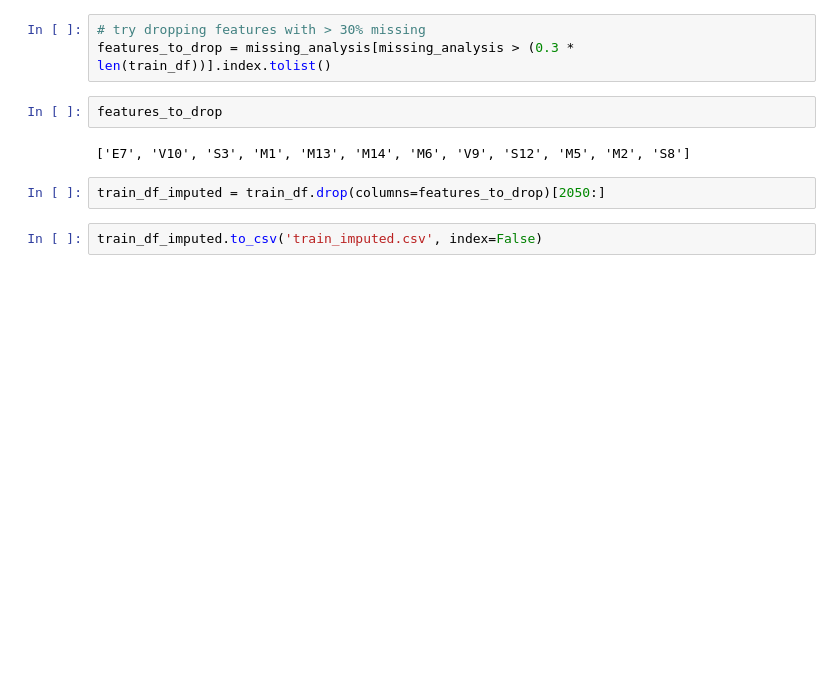
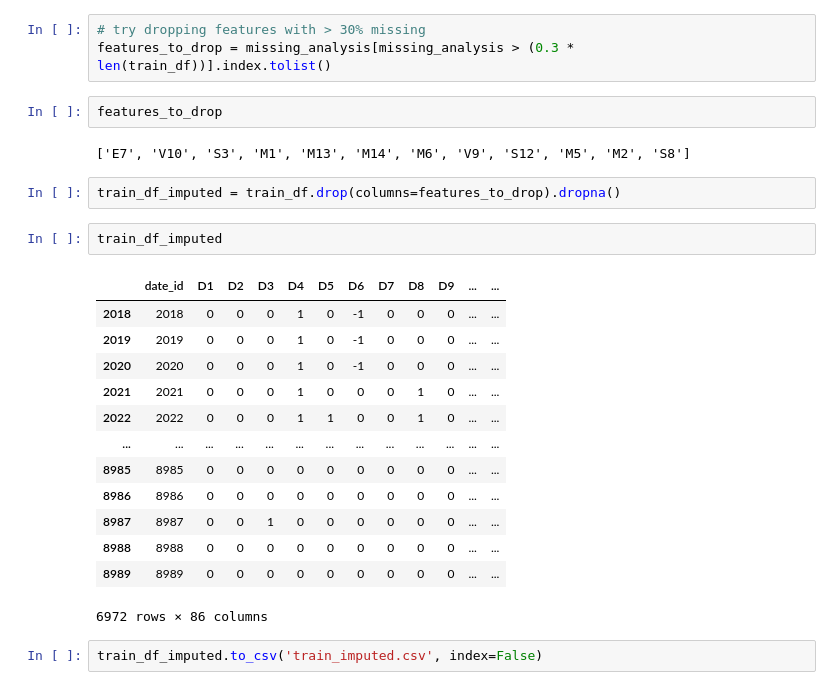
Before and after one commit to XingzheLi123/kaggle_hull_tactic_2025, a Jupyter notebook: Minqi/feature_explorations.ipynb, the cells around one changed output. Cells and saved outputs as stored; diff of their text form; blank space fills up the shorter version.

```diff
--- a/Minqi/feature_explorations.ipynb
+++ b/Minqi/feature_explorations.ipynb
@@ -225,6 +225,22 @@ features_to_drop
 # %% [output]
 ['E7', 'V10', 'S3', 'M1', 'M13', 'M14', 'M6', 'V9', 'S12', 'M5', 'M2', 'S8']
 # %%
-train_df_imputed = train_df.drop(columns=features_to_drop)[2050:]
+train_df_imputed = train_df.drop(columns=features_to_drop).dropna()
+# %%
+train_df_imputed
+# %% [output]
+|  | date_id | D1 | D2 | D3 | D4 | D5 | D6 | D7 | D8 | D9 | ... | ... |
+| 2018 | 2018 | 0 | 0 | 0 | 1 | 0 | -1 | 0 | 0 | 0 | ... | ... |
+| 2019 | 2019 | 0 | 0 | 0 | 1 | 0 | -1 | 0 | 0 | 0 | ... | ... |
+| 2020 | 2020 | 0 | 0 | 0 | 1 | 0 | -1 | 0 | 0 | 0 | ... | ... |
+| 2021 | 2021 | 0 | 0 | 0 | 1 | 0 | 0 | 0 | 1 | 0 | ... | ... |
+| 2022 | 2022 | 0 | 0 | 0 | 1 | 1 | 0 | 0 | 1 | 0 | ... | ... |
+| ... | ... | ... | ... | ... | ... | ... | ... | ... | ... | ... | ... | ... |
+| 8985 | 8985 | 0 | 0 | 0 | 0 | 0 | 0 | 0 | 0 | 0 | ... | ... |
+| 8986 | 8986 | 0 | 0 | 0 | 0 | 0 | 0 | 0 | 0 | 0 | ... | ... |
+| 8987 | 8987 | 0 | 0 | 1 | 0 | 0 | 0 | 0 | 0 | 0 | ... | ... |
+| 8988 | 8988 | 0 | 0 | 0 | 0 | 0 | 0 | 0 | 0 | 0 | ... | ... |
+| 8989 | 8989 | 0 | 0 | 0 | 0 | 0 | 0 | 0 | 0 | 0 | ... | ... |
+6972 rows × 86 columns
 # %%
 train_df_imputed.to_csv('train_imputed.csv', index=False)
```
Also changed, not shown: parts of 1 cell of this notebook, 9 other files.
